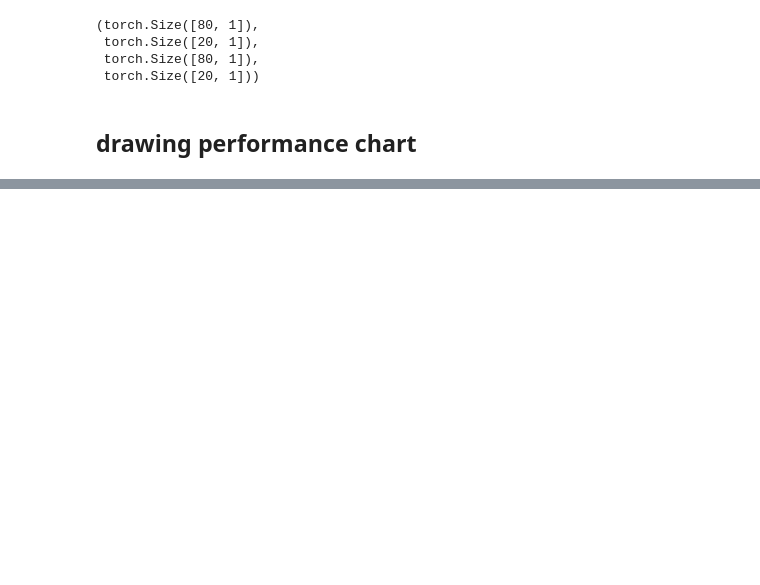
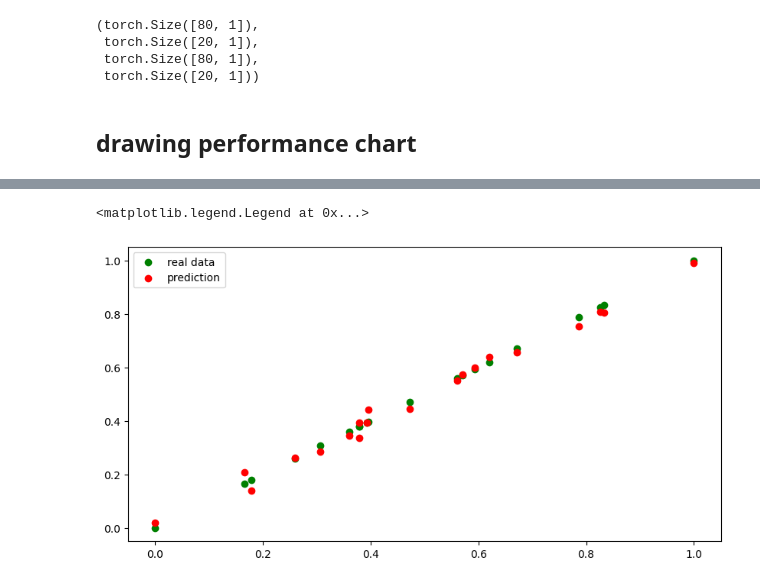
Before and after one commit to Arash-Rayan/pytorch, a Jupyter notebook: practice.ipynb, the cells around one changed output, grey strips where cells are left out. Cells and saved outputs as stored; diff of their text form; code cells hidden in the pictures; blank space fills up the shorter version.

```diff
--- a/practice.ipynb
+++ b/practice.ipynb
@@ -117,0 +112,8 @@ axes.plot(epochs_list, unseen_mae_list, color='magenta')
+# %%
+fig ,axes = plt.subplots(figsize = (10 ,5))
+axes.scatter(ytest , ytest , color='green' , label ='real data')
+axes.scatter(ytest , ypred , color='red' , label='prediction')
+axes.legend()
+# %% [output]
+<matplotlib.legend.Legend at 0x...>
+[figure, added]
```
Also changed, not shown: parts of 6 cells of this notebook.
